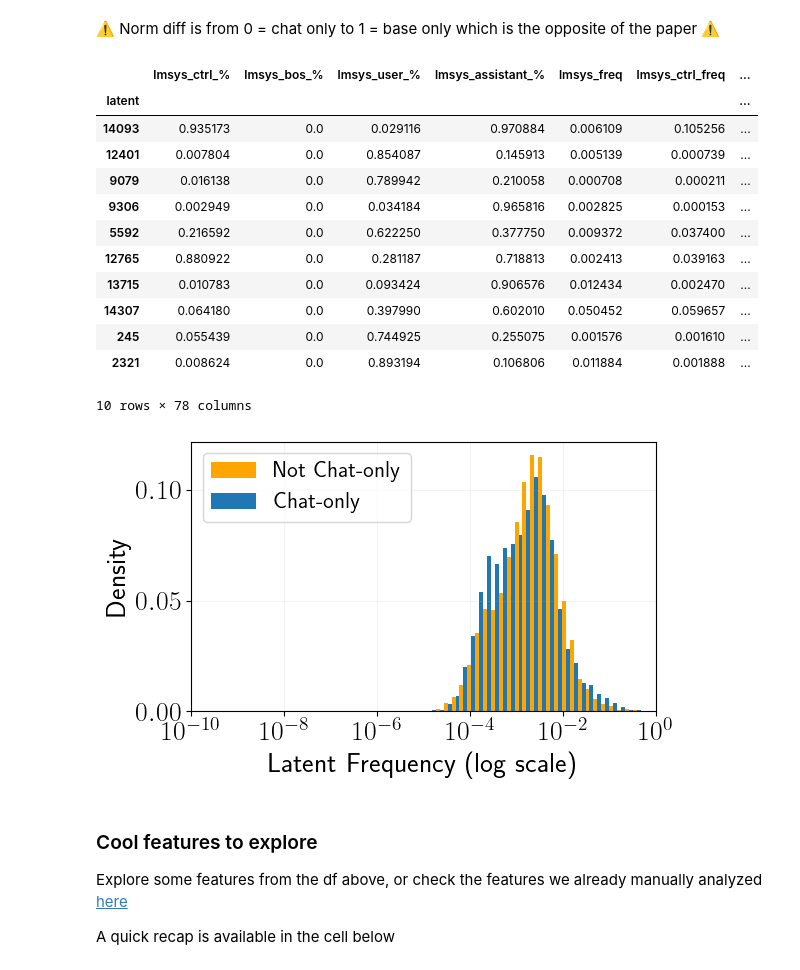
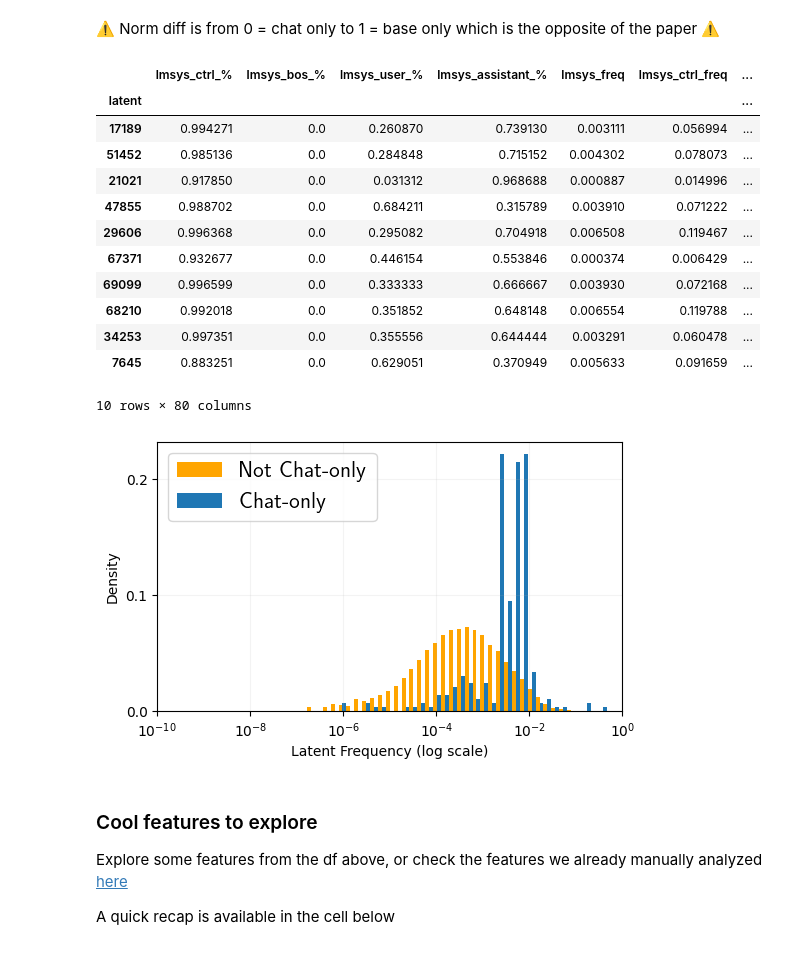
Before and after one commit to science-of-finetuning/sparsity-artifacts-crosscoders, a Jupyter notebook: notebooks/dashboard-and-demo.ipynb, the cells around one changed output. Drawn from its saved outputs; the diff is of its cells as text; code cells hidden in the pictures.

```diff
--- a/notebooks/dashboard-and-demo.ipynb
+++ b/notebooks/dashboard-and-demo.ipynb
@@ -58,34 +58,42 @@ btopk_crosscoder = (
 )
 decoupled_btopk_crosscoder = "gemma-2-2b-L13-k100-lr1e-04-local-shuffling-Decoupled"
 chat_sae = "SAE-chat-gemma-2-2b-L13-k100-lr1e-04-local-shuffling"
-sae_diff = "SAE-difference-gemma-2-2b-L13-k100-lr1e-04-local-shuffling"
+base_sae = "SAE-base-gemma-2-2b-L13-k100-x32-lr1e-04-local-shuffling"
+sae_diff = "SAE-difference-gemma-2-2b-L13-k100-lr1e-04-local-shuffling"  # x32
 sae_diff_x8 = "SAE-difference_cb-gemma-2-2b-L13-k100-x8-lr1e-04-local-shuffling"
-crosscoder = sae_diff_x8
+
+
+def gemma_diff(expansion_factor: int):
+    return f"SAE-difference_cb-gemma-2-2b-L13-k100-x{expansion_factor}-lr1e-04-local-shuffling"
+
+
+crosscoder = base_sae
 # %% [markdown]
 ⚠️ Norm diff is from 0 = chat only to 1 = base only which is the opposite of the paper ⚠️
 # %%
 from tools.utils import load_latent_df
 
 df = load_latent_df(crosscoder)
+df["abs_beta_activation_ratio"] = df["beta_activation_ratio"].abs()
 if not crosscoder.startswith("SAE"):
     head = df.sort_values(by="dec_norm_diff").head(10)
 else:
-    head = df.sort_values(by="beta_activation_ratio", ascending=True).head(10)
+    head = df.sort_values(by="abs_beta_activation_ratio", ascending=True).head(10)
 head
 # %% [output]
 |  | lmsys_ctrl_% | lmsys_bos_% | lmsys_user_% | lmsys_assistant_% | lmsys_freq | lmsys_ctrl_freq | ... |
 | latent |  |  |  |  |  |  | ... |
-| 14093 | 0.935173 | 0.0 | 0.029116 | 0.970884 | 0.006109 | 0.105256 | ... |
-| 12401 | 0.007804 | 0.0 | 0.854087 | 0.145913 | 0.005139 | 0.000739 | ... |
-| 9079 | 0.016138 | 0.0 | 0.789942 | 0.210058 | 0.000708 | 0.000211 | ... |
-| 9306 | 0.002949 | 0.0 | 0.034184 | 0.965816 | 0.002825 | 0.000153 | ... |
-| 5592 | 0.216592 | 0.0 | 0.622250 | 0.377750 | 0.009372 | 0.037400 | ... |
-| 12765 | 0.880922 | 0.0 | 0.281187 | 0.718813 | 0.002413 | 0.039163 | ... |
-| 13715 | 0.010783 | 0.0 | 0.093424 | 0.906576 | 0.012434 | 0.002470 | ... |
-| 14307 | 0.064180 | 0.0 | 0.397990 | 0.602010 | 0.050452 | 0.059657 | ... |
-| 245 | 0.055439 | 0.0 | 0.744925 | 0.255075 | 0.001576 | 0.001610 | ... |
-| 2321 | 0.008624 | 0.0 | 0.893194 | 0.106806 | 0.011884 | 0.001888 | ... |
+| 17189 | 0.994271 | 0.0 | 0.260870 | 0.739130 | 0.003111 | 0.056994 | ... |
+| 51452 | 0.985136 | 0.0 | 0.284848 | 0.715152 | 0.004302 | 0.078073 | ... |
+| 21021 | 0.917850 | 0.0 | 0.031312 | 0.968688 | 0.000887 | 0.014996 | ... |
+| 47855 | 0.988702 | 0.0 | 0.684211 | 0.315789 | 0.003910 | 0.071222 | ... |
+| 29606 | 0.996368 | 0.0 | 0.295082 | 0.704918 | 0.006508 | 0.119467 | ... |
+| 67371 | 0.932677 | 0.0 | 0.446154 | 0.553846 | 0.000374 | 0.006429 | ... |
+| 69099 | 0.996599 | 0.0 | 0.333333 | 0.666667 | 0.003930 | 0.072168 | ... |
+| 68210 | 0.992018 | 0.0 | 0.351852 | 0.648148 | 0.006554 | 0.119788 | ... |
+| 34253 | 0.997351 | 0.0 | 0.355556 | 0.644444 | 0.003291 | 0.060478 | ... |
+| 7645 | 0.883251 | 0.0 | 0.629051 | 0.370949 | 0.005633 | 0.091659 | ... |
-10 rows × 78 columns
+10 rows × 80 columns
 # %%
 import pandas as pd
 import numpy as np
@@ -185,7 +193,7 @@ def frequency_plot(df: pd.DataFrame, num_bins: int = 30, ignore_tag: list[str] =
 
 frequency_plot(df, ignore_tag=["Base only", "Other"], num_bins=60)
 # %% [output]
-[figure, old version]
+[figure, new version]
 # %% [markdown]
 ### Cool features to explore
 Explore some features from the df above, or check the features we already manually analyzed [here](https://flax-group-6cc.notion.site/Using-CrossCoder-for-model-diffing-e9e3e6d48cc542a8b594ab737936d433?pvs=25#e917941297da40278d8c38d99fca9325)
```
Also changed, not shown: parts of 4 cells of this notebook, 3 other files.
